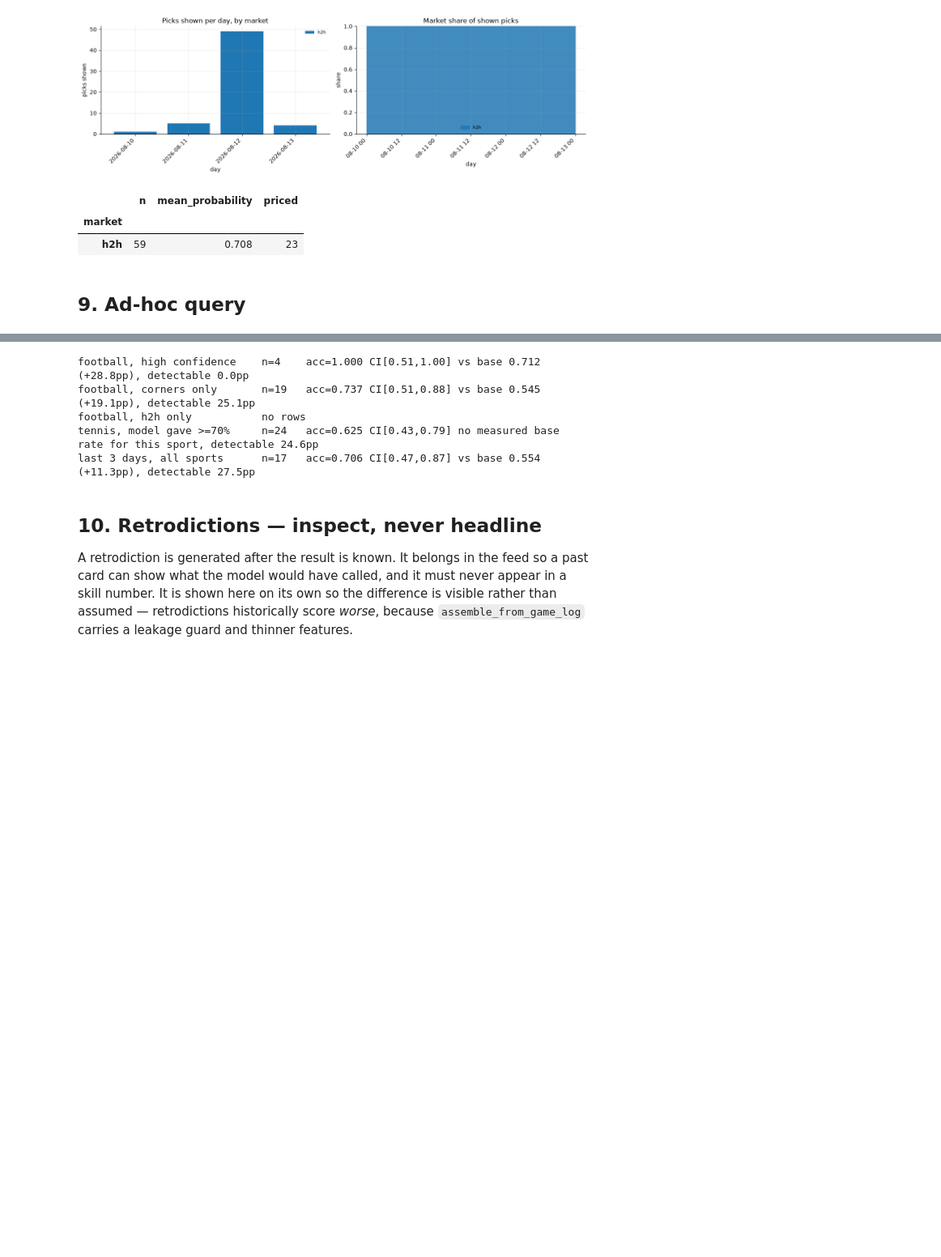
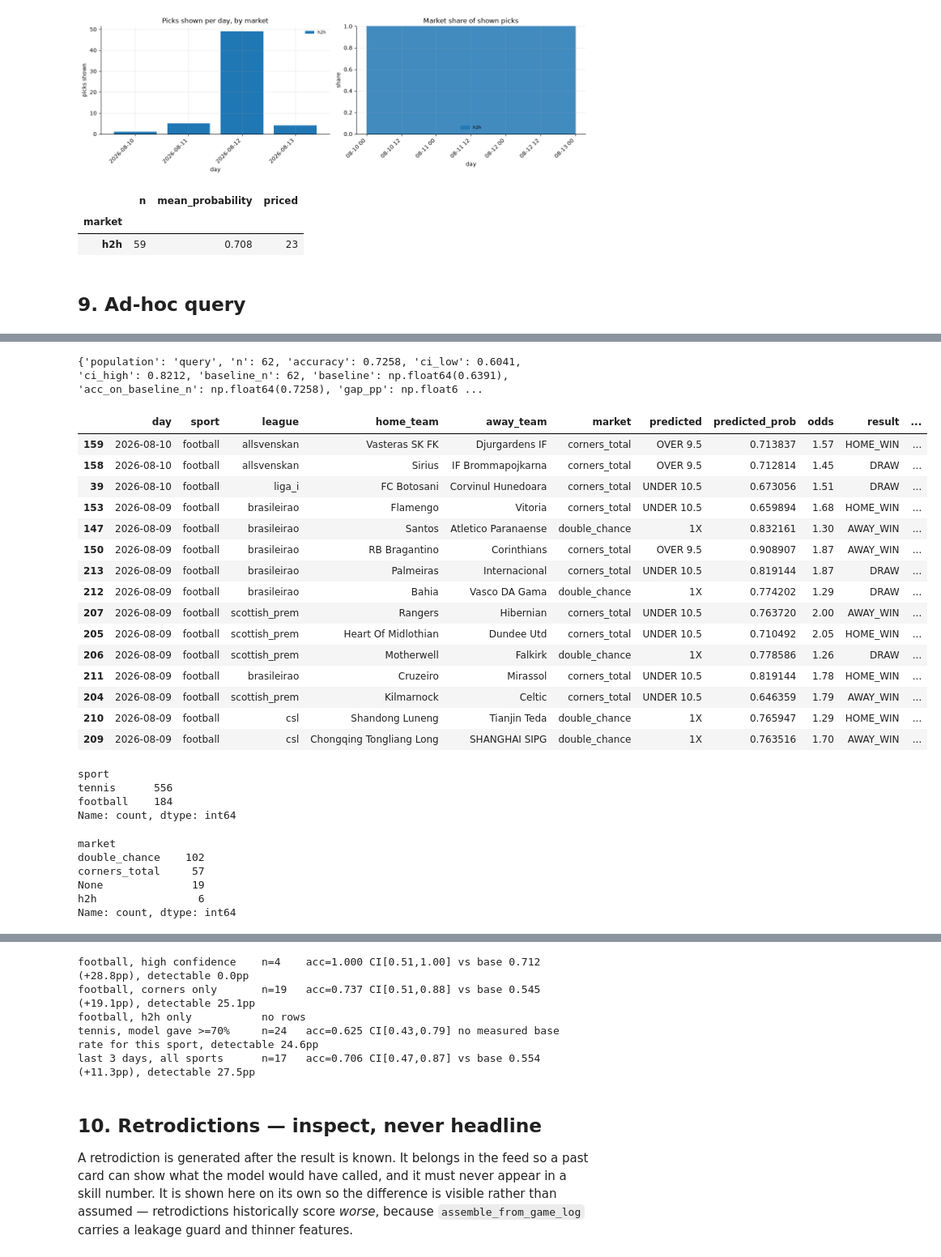
Before and after one commit to UsangR01/sportiq, a Jupyter notebook: ml/notebooks/prediction_history.ipynb, the cells around one changed output, grey strips where cells are left out. Shown at 81% size. Saved outputs shown, nothing was run; the diff lists cells and outputs as text; code cells hidden in the pictures; blank space fills up the shorter version.

```diff
--- a/ml/notebooks/prediction_history.ipynb
+++ b/ml/notebooks/prediction_history.ipynb
@@ -1022,0 +1022,80 @@ display(rows.head(50))
+# %%
+# Fottball only
+
+def history(sport=None, league=None, since=None, until=None, market=None,
+            tier=None, min_prob=None, correct_only=None, kind=KIND, limit=50):
+    """Query the settled CARD-PICK history.
+
+    Returns (rows, summary). The summary is deliberately not optional: a filtered accuracy is the
+    easiest number in this project to over-read, and it is usually computed on a handful of rows.
+
+    `market` is a real filter now. It used to print a note saying it was ignored, because graded
+    rows were the 1X2 call regardless of what the card showed.
+    """
+    df = all_graded if INCLUDE_VOIDS else all_graded[all_graded["result_type"].isna()]
+    df = df[df["kind"] == kind] if kind else df
+    df = df[df["has_card_pick"] & df["graded"].notna()].copy()
+    df["correct"] = df["graded"].astype(int)
+    if sport:
+        df = df[df["sport"] == sport]
+    if league:
+        df = df[df["league"] == league]
+    if market:
+        df = df[df["market"] == market]
+    if since:
+        df = df[df["day"] >= pd.Timestamp(since).date()]
+    if until:
+        df = df[df["day"] <= pd.Timestamp(until).date()]
+    if tier:
+        df = df[df["confidence_tier"] == tier]
+    if min_prob is not None:
+        df = df[df["predicted_prob"] >= min_prob]
+    if correct_only is not None:
+        df = df[df["correct"] == int(bool(correct_only))]
+
+    summary = summarise(df, "query")
+    cols = ["day", "sport", "league", "home_team", "away_team", "market", "predicted",
+            "predicted_prob", "odds", "result", "home_score", "away_score",
+            "home_corners", "away_corners", "correct", "confidence_tier",
+            "feature_completeness", "model_version"]
+    return df.sort_values("kickoff_utc", ascending=False)[cols].head(limit), summary
+
+
+rows, summary = history(sport="football")
+print(summary)
+display(rows.head(15))
+# %% [output]
+{'population': 'query', 'n': 62, 'accuracy': 0.7258, 'ci_low': 0.6041, 'ci_high': 0.8212, 'baseline_n': 62, 'baseline': np.float64(0.6391), 'acc_on_baseline_n': np.float64(0.7258), 'gap_pp': np.float6 ...
+|  | day | sport | league | home_team | away_team | market | predicted | predicted_prob | odds | result | ... |
+| 159 | 2026-08-10 | football | allsvenskan | Vasteras SK FK | Djurgardens IF | corners_total | OVER 9.5 | 0.713837 | 1.57 | HOME_WIN | ... |
+| 158 | 2026-08-10 | football | allsvenskan | Sirius | IF Brommapojkarna | corners_total | OVER 9.5 | 0.712814 | 1.45 | DRAW | ... |
+| 39 | 2026-08-10 | football | liga_i | FC Botosani | Corvinul Hunedoara | corners_total | UNDER 10.5 | 0.673056 | 1.51 | DRAW | ... |
+| 153 | 2026-08-09 | football | brasileirao | Flamengo | Vitoria | corners_total | UNDER 10.5 | 0.659894 | 1.68 | HOME_WIN | ... |
+| 147 | 2026-08-09 | football | brasileirao | Santos | Atletico Paranaense | double_chance | 1X | 0.832161 | 1.30 | AWAY_WIN | ... |
+| 150 | 2026-08-09 | football | brasileirao | RB Bragantino | Corinthians | corners_total | OVER 9.5 | 0.908907 | 1.87 | AWAY_WIN | ... |
+| 213 | 2026-08-09 | football | brasileirao | Palmeiras | Internacional | corners_total | UNDER 10.5 | 0.819144 | 1.87 | DRAW | ... |
+| 212 | 2026-08-09 | football | brasileirao | Bahia | Vasco DA Gama | double_chance | 1X | 0.774202 | 1.29 | DRAW | ... |
+| 207 | 2026-08-09 | football | scottish_prem | Rangers | Hibernian | corners_total | UNDER 10.5 | 0.763720 | 2.00 | AWAY_WIN | ... |
+| 205 | 2026-08-09 | football | scottish_prem | Heart Of Midlothian | Dundee Utd | corners_total | UNDER 10.5 | 0.710492 | 2.05 | HOME_WIN | ... |
+| 206 | 2026-08-09 | football | scottish_prem | Motherwell | Falkirk | double_chance | 1X | 0.778586 | 1.26 | DRAW | ... |
+| 211 | 2026-08-09 | football | brasileirao | Cruzeiro | Mirassol | corners_total | UNDER 10.5 | 0.819144 | 1.78 | HOME_WIN | ... |
+| 204 | 2026-08-09 | football | scottish_prem | Kilmarnock | Celtic | corners_total | UNDER 10.5 | 0.646359 | 1.79 | AWAY_WIN | ... |
+| 210 | 2026-08-09 | football | csl | Shandong Luneng | Tianjin Teda | double_chance | 1X | 0.765947 | 1.29 | HOME_WIN | ... |
+| 209 | 2026-08-09 | football | csl | Chongqing Tongliang Long | SHANGHAI SIPG | double_chance | 1X | 0.763516 | 1.70 | AWAY_WIN | ... |
+# %%
+print(all_graded["sport"].value_counts(dropna=False))
+# %% [output]
+sport
+tennis      556
+football    184
+Name: count, dtype: int64
+# %%
+mask = all_graded["sport"] == "football"
+print(all_graded.loc[mask, "market"].value_counts(dropna=False))
+# %% [output]
+market
+double_chance    102
+corners_total     57
+None              19
+h2h                6
+Name: count, dtype: int64
```
Also changed, not shown: parts of 6 cells of this notebook, 4 other files.
